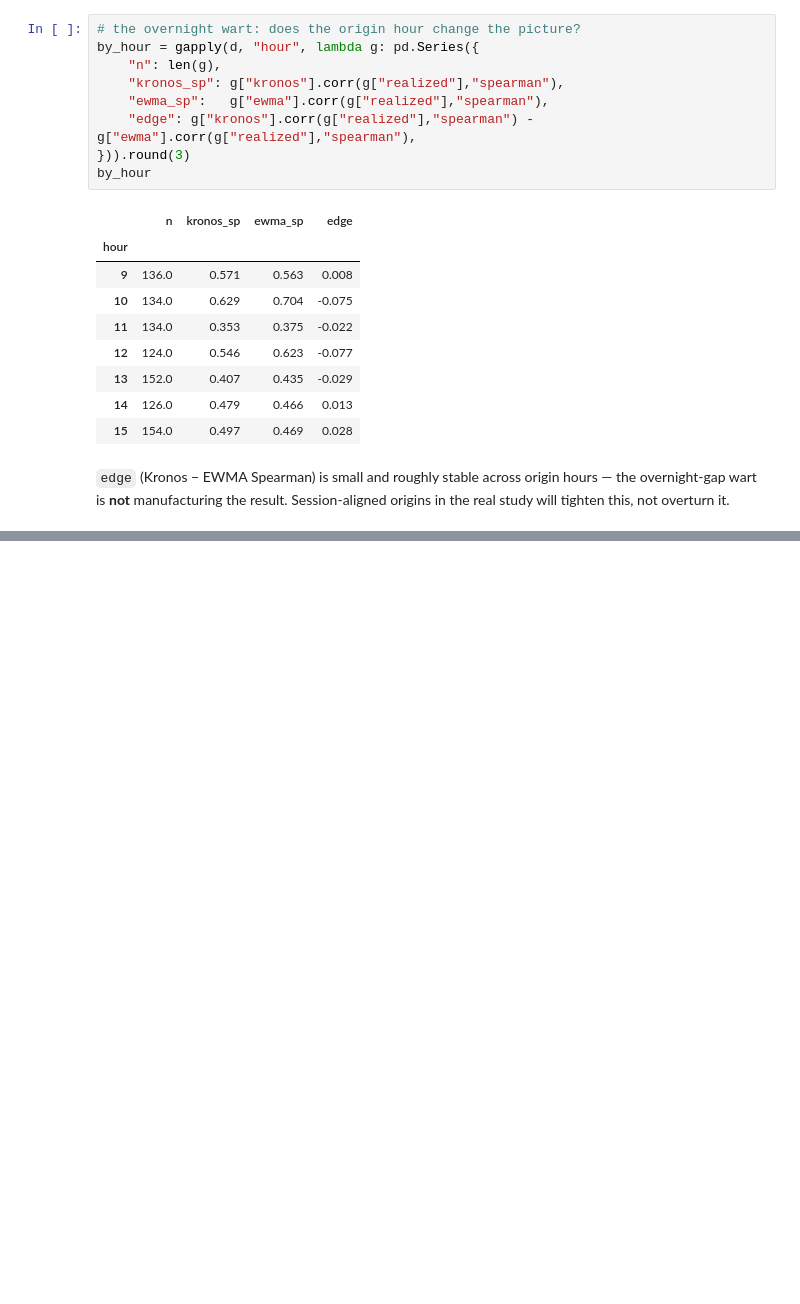
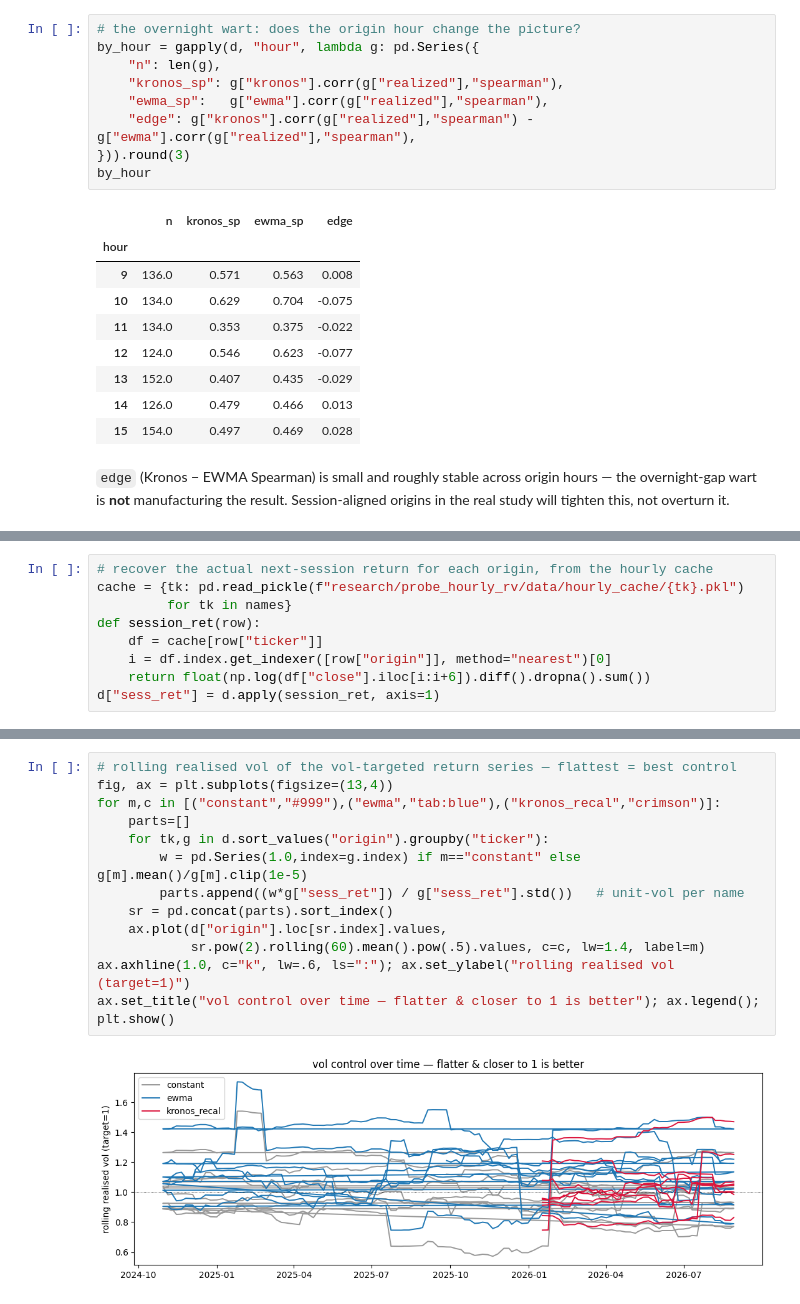
Before and after one commit to imanly97/kronos-evaluation, a Jupyter notebook: notebooks/probe_findings.ipynb, the cells around one changed output, grey strips where cells are left out. Cells and saved outputs as stored; diff of their text form; blank space fills up the shorter version.

```diff
--- a/notebooks/probe_findings.ipynb
+++ b/notebooks/probe_findings.ipynb
@@ -299,0 +351,9 @@ ax.set_title(f"{tk} — next-session realised vol vs forecasts"); ax.legend(); p
+# %%
+# recover the actual next-session return for each origin, from the hourly cache
+cache = {tk: pd.read_pickle(f"research/probe_hourly_rv/data/hourly_cache/{tk}.pkl")
+         for tk in names}
+def session_ret(row):
+    df = cache[row["ticker"]]
+    i = df.index.get_indexer([row["origin"]], method="nearest")[0]
+    return float(np.log(df["close"].iloc[i:i+6]).diff().dropna().sum())
+d["sess_ret"] = d.apply(session_ret, axis=1)
@@ -299,0 +407,15 @@ ax.set_title(f"{tk} — next-session realised vol vs forecasts"); ax.legend(); p
+# %%
+# rolling realised vol of the vol-targeted return series — flattest = best control
+fig, ax = plt.subplots(figsize=(13,4))
+for m,c in [("constant","#999"),("ewma","tab:blue"),("kronos_recal","crimson")]:
+    parts=[]
+    for tk,g in d.sort_values("origin").groupby("ticker"):
+        w = pd.Series(1.0,index=g.index) if m=="constant" else g[m].mean()/g[m].clip(1e-5)
+        parts.append((w*g["sess_ret"]) / g["sess_ret"].std())   # unit-vol per name
+    sr = pd.concat(parts).sort_index()
+    ax.plot(d["origin"].loc[sr.index].values,
+            sr.pow(2).rolling(60).mean().pow(.5).values, c=c, lw=1.4, label=m)
+ax.axhline(1.0, c="k", lw=.6, ls=":"); ax.set_ylabel("rolling realised vol (target=1)")
+ax.set_title("vol control over time — flatter & closer to 1 is better"); ax.legend(); plt.show()
+# %% [output]
+[figure, added]
```
Also changed, not shown: parts of 13 cells of this notebook, 4 other files.
